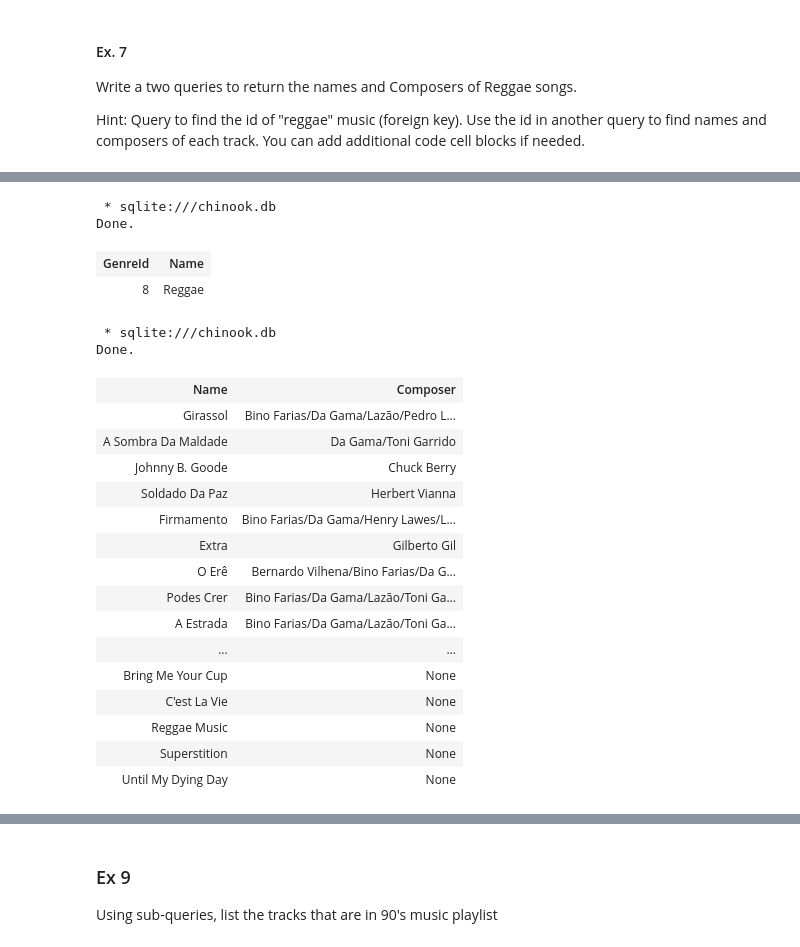
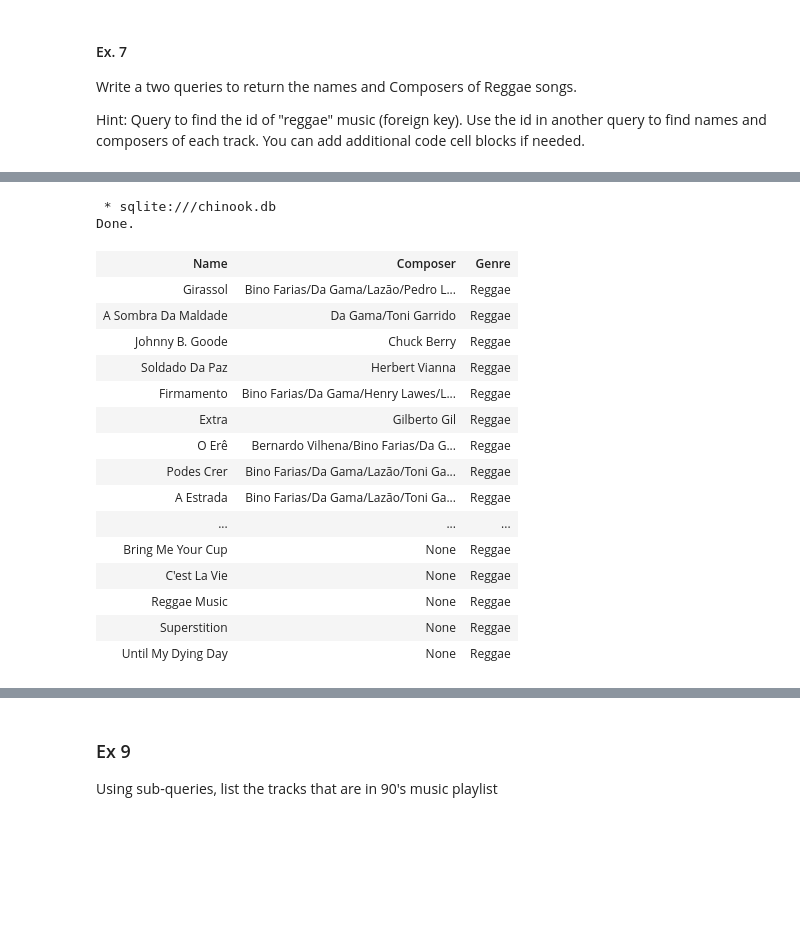
Before and after one commit to zakiayoubi/R11, a Jupyter notebook: Intro_to_SQL.ipynb, the cells around one changed output, grey strips where cells are left out. Saved outputs shown, nothing was run; the diff lists cells and outputs as text; code cells hidden in the pictures; blank space fills up the shorter version.

Commit message:
I rewrite queries 7, 9, and 10 using JOINS.

```diff
--- a/Intro_to_SQL.ipynb
+++ b/Intro_to_SQL.ipynb
@@ -237,32 +37,23 @@ Hint: Query to find the id of "reggae" music (foreign key). Use the id in anothe
 # %%
 %%sql
 -- getting the id of reggae
-SELECT genreId, name FROM genres WHERE name = 'Reggae'
+SELECT tracks.name, tracks.composer, genres.name AS Genre FROM tracks JOIN genres ON tracks.genreid = genres.genreid WHERE genres.name = "Reggae"
 # %% [output]
  * sqlite:///chinook.db
 Done.
-| GenreId | Name |
-| 8 | Reggae |
+| Name | Composer | Genre |
+| Girassol | Bino Farias/Da Gama/Lazão/Pedro L... | Reggae |
+| A Sombra Da Maldade | Da Gama/Toni Garrido | Reggae |
+| Johnny B. Goode | Chuck Berry | Reggae |
+| Soldado Da Paz | Herbert Vianna | Reggae |
+| Firmamento | Bino Farias/Da Gama/Henry Lawes/L... | Reggae |
+| Extra | Gilberto Gil | Reggae |
+| O Erê | Bernardo Vilhena/Bino Farias/Da G... | Reggae |
+| Podes Crer | Bino Farias/Da Gama/Lazão/Toni Ga... | Reggae |
+| A Estrada | Bino Farias/Da Gama/Lazão/Toni Ga... | Reggae |
+| ... | ... | ... |
+| Bring Me Your Cup | None | Reggae |
+| C'est La Vie | None | Reggae |
+| Reggae Music | None | Reggae |
+| Superstition | None | Reggae |
+| Until My Dying Day | None | Reggae |
-# %%
-%%sql
--- Write your query here
-SELECT name, composer FROM tracks WHERE genreID = 8
-# %% [output]
- * sqlite:///chinook.db
-Done.
-| Name | Composer |
-| Girassol | Bino Farias/Da Gama/Lazão/Pedro L... |
-| A Sombra Da Maldade | Da Gama/Toni Garrido |
-| Johnny B. Goode | Chuck Berry |
-| Soldado Da Paz | Herbert Vianna |
-| Firmamento | Bino Farias/Da Gama/Henry Lawes/L... |
-| Extra | Gilberto Gil |
-| O Erê | Bernardo Vilhena/Bino Farias/Da G... |
-| Podes Crer | Bino Farias/Da Gama/Lazão/Toni Ga... |
-| A Estrada | Bino Farias/Da Gama/Lazão/Toni Ga... |
-| ... | ... |
-| Bring Me Your Cup | None |
-| C'est La Vie | None |
-| Reggae Music | None |
-| Superstition | None |
-| Until My Dying Day | None |
```
Also changed, not shown: parts of 30 cells of this notebook.
